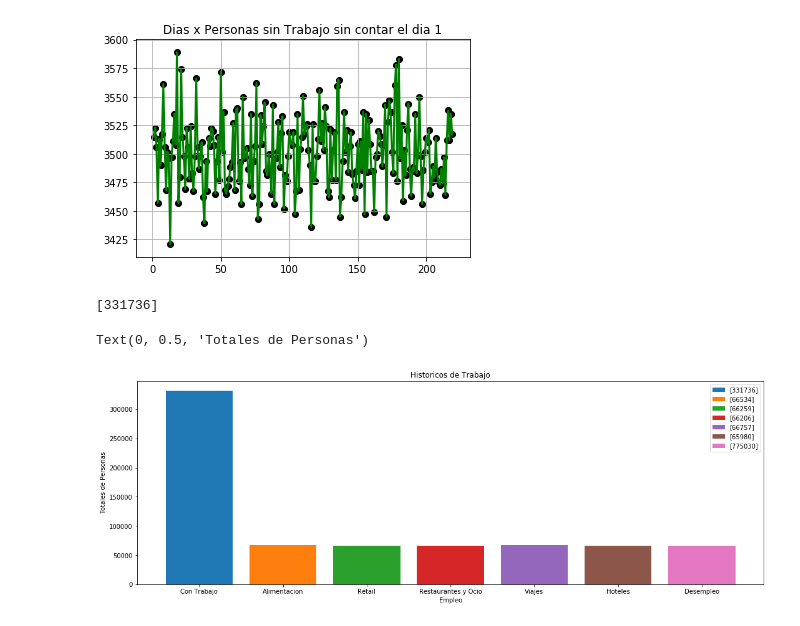
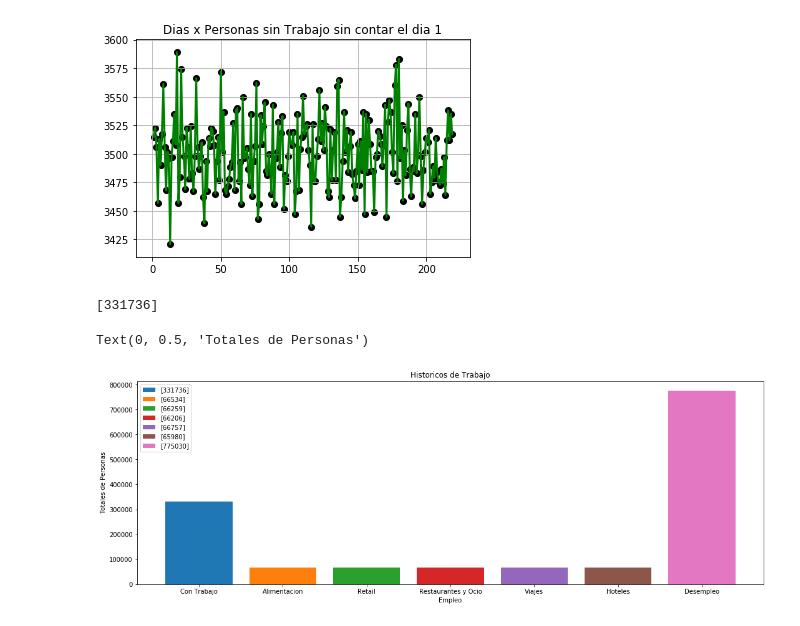
Before and after one commit to wilo96/Simulacion, a Jupyter notebook: ExamenIntercicloWilsonCalle.ipynb, the cells around one changed output. Cells and saved outputs as stored; diff of their text form; code cells hidden in the pictures.

```diff
--- a/ExamenIntercicloWilsonCalle.ipynb
+++ b/ExamenIntercicloWilsonCalle.ipynb
@@ -421,29 +421,29 @@ plt.show()
 # %%
 nomtrabajo=['Con Trabajo','Alimentacion','Retail','Restaurantes y Ocio','Viajes','Hoteles','Desempleo']
 totr=[sum(trabajo.values())]
 totali=[sum(alimentos.values())]
 totrel=[sum(retail.values())]
 totocio=[sum(ocio.values())]
 totviaj=[sum(viajes.values())]
 tothot=[sum(hoteles.values())]
 totdes=[sum(desempleo.values())]
 valoresf=[totr,totali,totrel,totocio,totviaj,tothot,totdes]
 print(totr)
 fig, gra = plt.subplots(figsize = (18, 6))
 poss = np.arange(len(nomtrabajo))
 gra.bar(0,totr, label=nomtrabajo[0])
 gra.bar(1,totali, label=nomtrabajo[1])
 gra.bar(2,totrel, label=nomtrabajo[2])
 gra.bar(3,totocio, label=nomtrabajo[3])
 gra.bar(4,totviaj, label=nomtrabajo[4])
 gra.bar(5,tothot, label=nomtrabajo[5])
-gra.bar(6,tothot, label=nomtrabajo[6])
+gra.bar(6,totdes, label=nomtrabajo[6])
 gra.legend(valoresf)
 plt.xticks(poss,nomtrabajo)
 plt.title('Historicos de Trabajo')
 plt.xlabel('Empleo')
 plt.ylabel('Totales de Personas')
 # %% [output]
 [331736]
 Text(0, 0.5, 'Totales de Personas')
-[figure, old version]
+[figure, new version]
```
Also changed, not shown: 3 other files.
